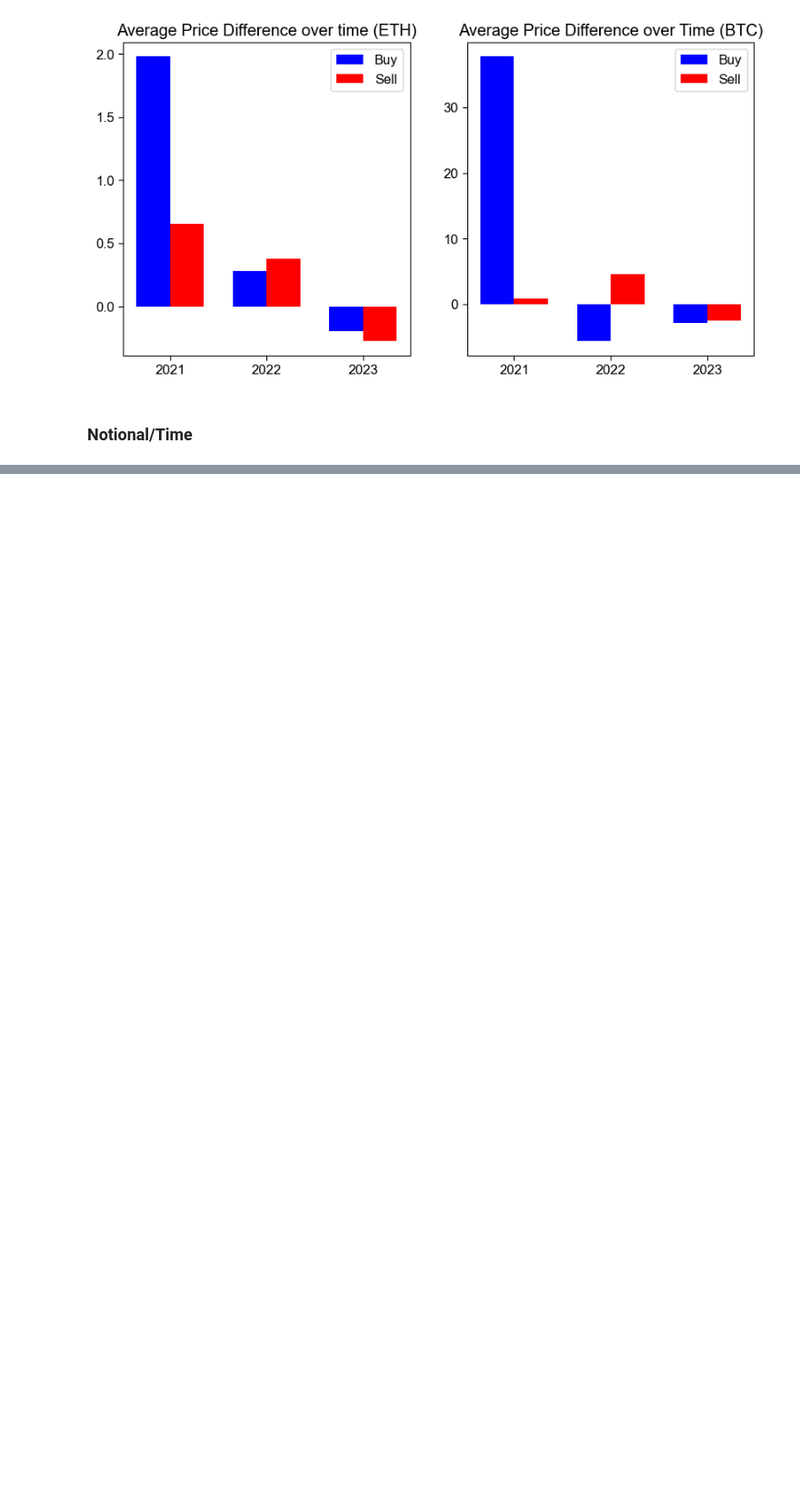
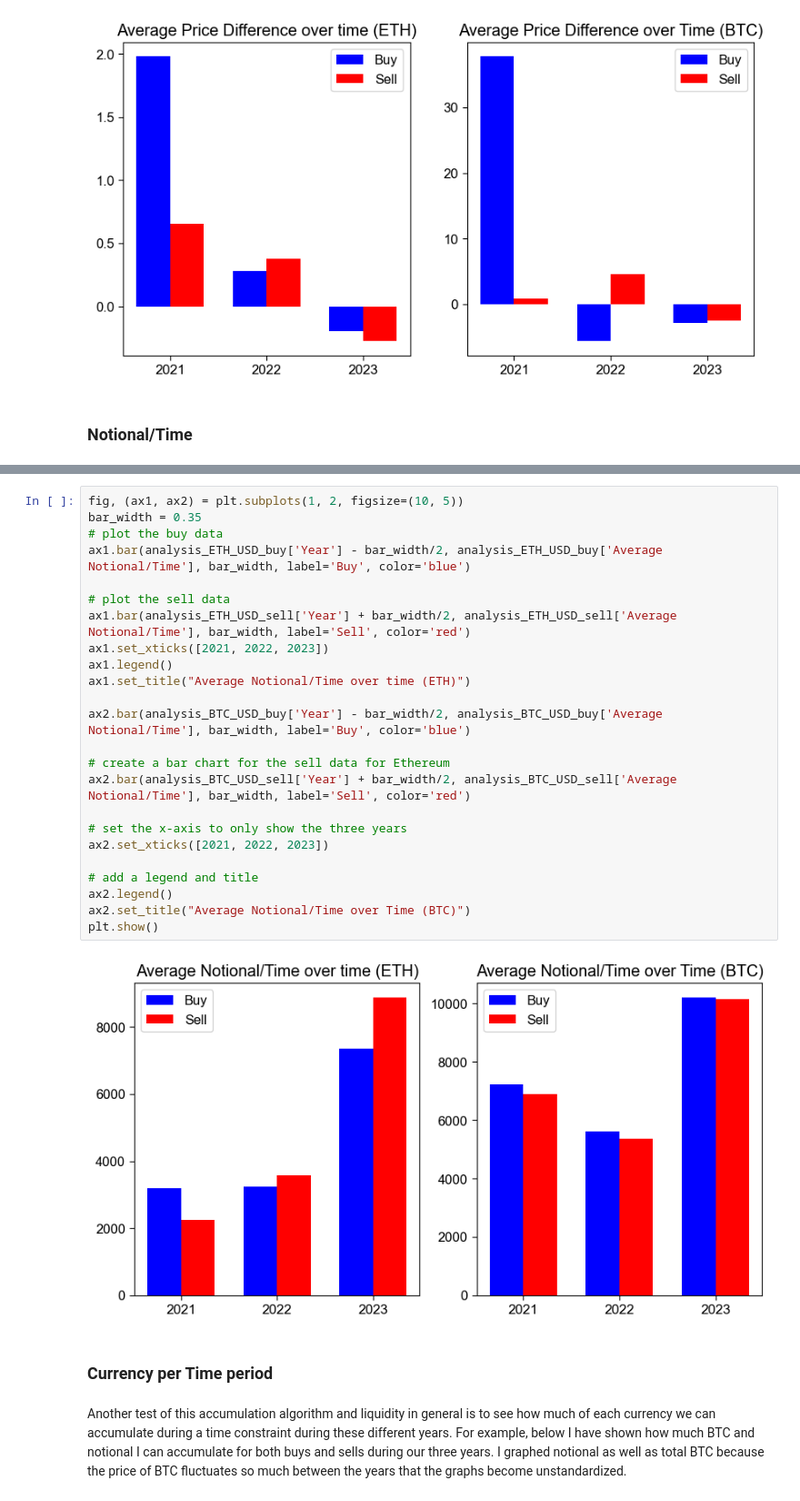
Before and after one commit to tsmcdonnell6604/Quant-Trading-Strategies, a Jupyter notebook: QTS_HW_4.ipynb, the cells around one changed output, grey strips where cells are left out. Shown at 91% size. Cells and saved outputs as stored; diff of their text form; blank space fills up the shorter version.

```diff
--- a/QTS_HW_4.ipynb
+++ b/QTS_HW_4.ipynb
@@ -661,0 +646,30 @@ plt.show()
+# %%
+fig, (ax1, ax2) = plt.subplots(1, 2, figsize=(10, 5))
+bar_width = 0.35
+# plot the buy data
+ax1.bar(analysis_ETH_USD_buy['Year'] - bar_width/2, analysis_ETH_USD_buy['Average Notional/Time'], bar_width, label='Buy', color='blue')
+
+# plot the sell data
+ax1.bar(analysis_ETH_USD_sell['Year'] + bar_width/2, analysis_ETH_USD_sell['Average Notional/Time'], bar_width, label='Sell', color='red')
+ax1.set_xticks([2021, 2022, 2023])
+ax1.legend()
+ax1.set_title("Average Notional/Time over time (ETH)")
+
+ax2.bar(analysis_BTC_USD_buy['Year'] - bar_width/2, analysis_BTC_USD_buy['Average Notional/Time'], bar_width, label='Buy', color='blue')
+
+# create a bar chart for the sell data for Ethereum
+ax2.bar(analysis_BTC_USD_sell['Year'] + bar_width/2, analysis_BTC_USD_sell['Average Notional/Time'], bar_width, label='Sell', color='red')
+
+# set the x-axis to only show the three years
+ax2.set_xticks([2021, 2022, 2023])
+
+# add a legend and title
+ax2.legend()
+ax2.set_title("Average Notional/Time over Time (BTC)")
+plt.show()
+# %% [output]
+[figure, added]
+# %% [markdown]
+### Currency per Time period
+# %% [markdown]
+Another test of this accumulation algorithm and liquidity in general is to see how much of each currency we can accumulate during a time constraint during these different years. For example, below I have shown how much BTC and notional I can accumulate for both buys and sells during our three years. I graphed notional as well as total BTC because the price of BTC fluctuates so much between the years that the graphs become unstandardized.
```
Also changed, not shown: parts of 9 cells of this notebook.
